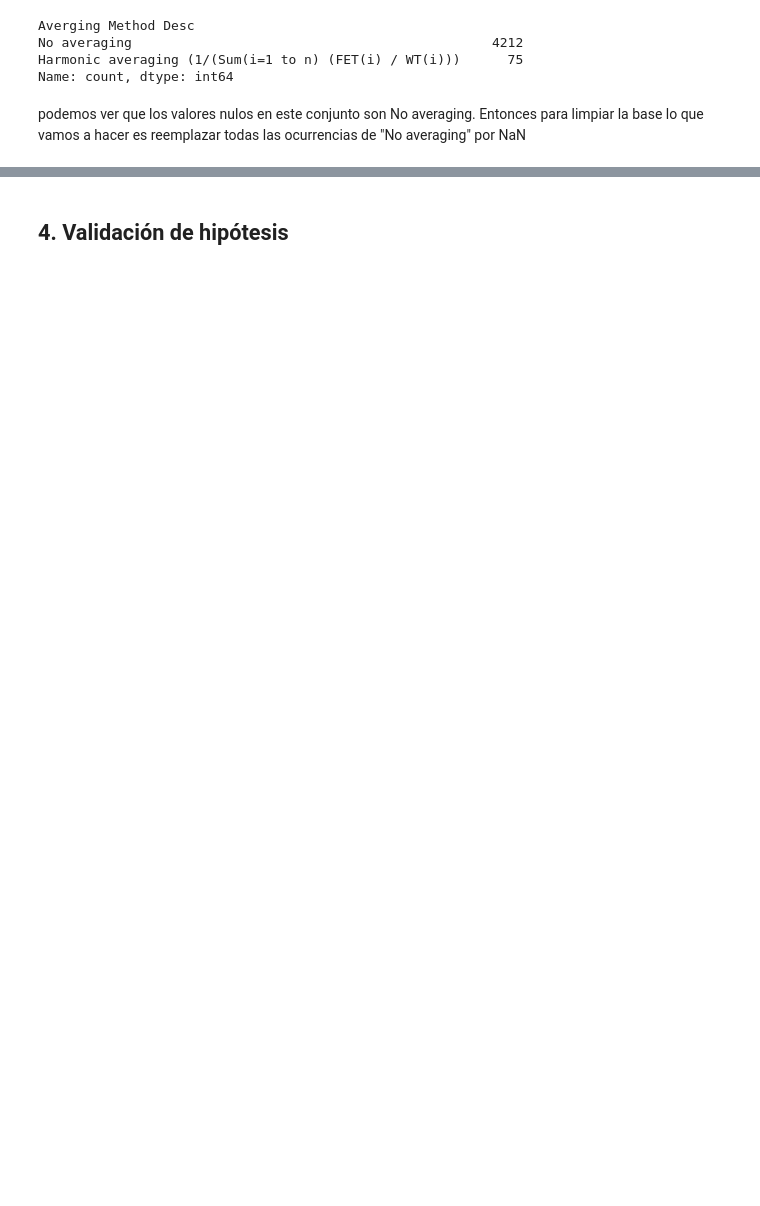
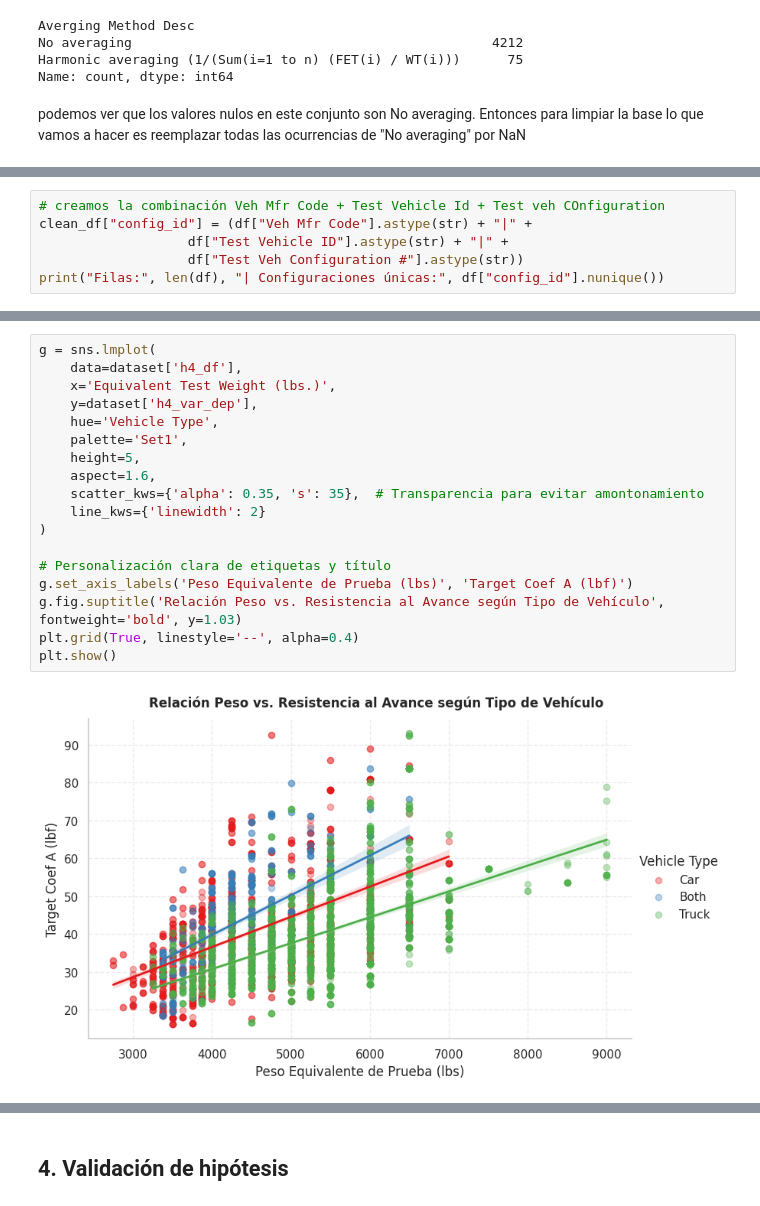
Before and after one commit to jpedonediez/Fundamentos, a Jupyter notebook: tpe_EPA_FE.ipynb, the cells around one changed output, grey strips where cells are left out. Drawn from its saved outputs; the diff is of its cells as text; blank space fills up the shorter version.

```diff
--- a/tpe_EPA_FE.ipynb
+++ b/tpe_EPA_FE.ipynb
@@ -143,0 +306,6 @@ Length: 67, dtype: int64
+# %%
+# creamos la combinación Veh Mfr Code + Test Vehicle Id + Test veh COnfiguration
+clean_df["config_id"] = (df["Veh Mfr Code"].astype(str) + "|" +
+                   df["Test Vehicle ID"].astype(str) + "|" +
+                   df["Test Veh Configuration #"].astype(str))
+print("Filas:", len(df), "| Configuraciones únicas:", df["config_id"].nunique())
@@ -143,0 +601,20 @@ Length: 67, dtype: int64
+# %%
+g = sns.lmplot(
+    data=dataset['h4_df'],
+    x='Equivalent Test Weight (lbs.)',
+    y=dataset['h4_var_dep'],
+    hue='Vehicle Type',
+    palette='Set1',
+    height=5,
+    aspect=1.6,
+    scatter_kws={'alpha': 0.35, 's': 35},  # Transparencia para evitar amontonamiento
+    line_kws={'linewidth': 2}
+)
+
+# Personalización clara de etiquetas y título
+g.set_axis_labels('Peso Equivalente de Prueba (lbs)', 'Target Coef A (lbf)')
+g.fig.suptitle('Relación Peso vs. Resistencia al Avance según Tipo de Vehículo', fontweight='bold', y=1.03)
+plt.grid(True, linestyle='--', alpha=0.4)
+plt.show()
+# %% [output]
+[figure, added]
```
Also changed, not shown: parts of 52 cells of this notebook, 1 other file.
